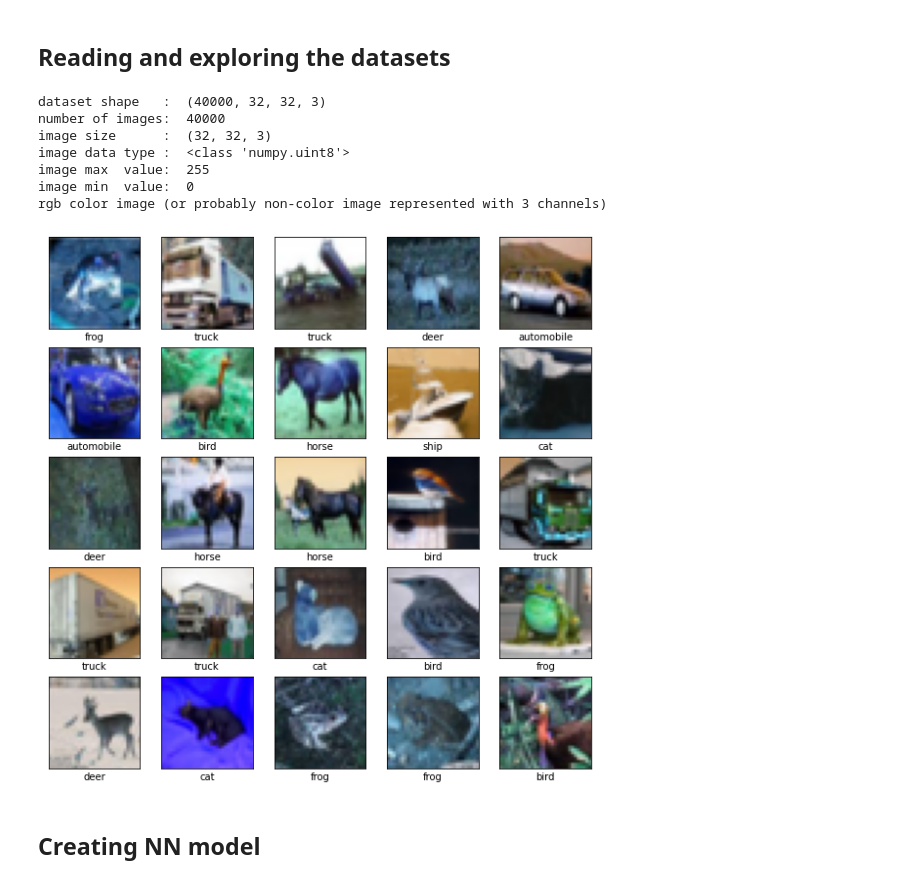
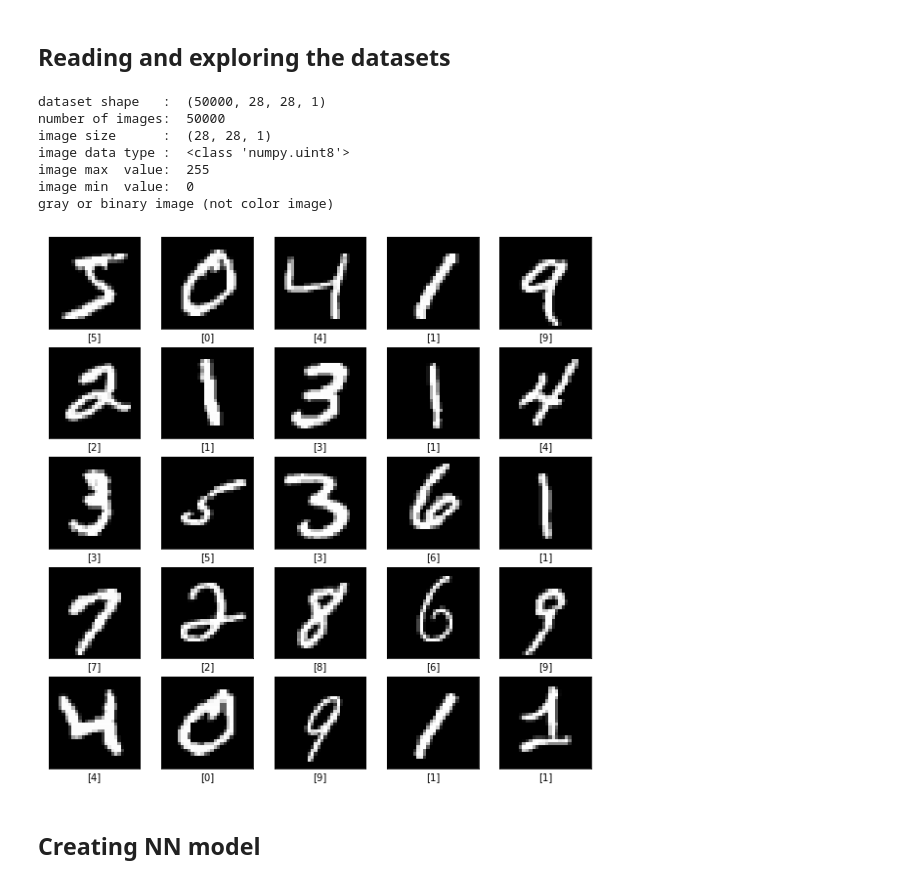
Before and after one commit to MedicalImageAnalysisTutorials/DeepLearning4All, a Jupyter notebook: IA_DNN_ImageClassification.ipynb, the cells around one changed output. Cells and saved outputs as stored; diff of their text form; code cells hidden in the pictures.

```diff
--- a/IA_DNN_ImageClassification.ipynb
+++ b/IA_DNN_ImageClassification.ipynb
@@ -62,8 +71,8 @@ I will use two popular public datasets [MINST](http://yann.lecun.com/exdb/mnist/
 # %% [markdown]
 ## Reading and exploring the datasets
 # %%
-datasetID = 2  # minst is selected by default, for cifar10 use 2
-NNID      = 2  # NN is by default, for DNN use 2
+datasetID = 1  # minst is selected by default, for cifar10 use 2
+NNID      = 1  # NN is by default, for DNN use 2
 number_of_classes = 10  # each datasets have 10 classes
 
 
@@ -141,39 +150,44 @@ for i in range(25):
        plt.xlabel(y_train[i])
     elif datasetID==2:
        plt.xlabel(class_names[y_train[i][0]])
 plt.show()
 
 
 # normalisation
 x_train = np.array([ x/255.0 for x in x_train])
 x_val   = np.array([ x/255.0 for x in x_val])
+x_test  = np.array([ x/255.0 for x in x_test])
 #y_train = y_train.astype(np.float32)
 
 # for NN we need 1D
 if NNID ==1:
    x_train = np.reshape(x_train, (-1, number_of_pixels))
-   x_val   = np.reshape(x_val, (-1, number_of_pixels))
+   x_val   = np.reshape(x_val,  (-1, number_of_pixels))
    x_test  = np.reshape(x_test , (-1, number_of_pixels))
 
 
 
 # Prepare the training dataset.
 train_dataset = tf.data.Dataset.from_tensor_slices((x_train, y_train))
 train_dataset = train_dataset.shuffle(buffer_size=1024).batch(batch_size)
 #train_dataset = tf.data.Dataset.from_tensor_slices((x_train, y_train)).batch(batch_size)
 
 # Prepare the validation dataset.
 val_dataset = tf.data.Dataset.from_tensor_slices((x_val, y_val))
 val_dataset = val_dataset.batch(batch_size)
+
+# Prepare the test dataset.
+tst_dataset = tf.data.Dataset.from_tensor_slices((x_test, y_test))
+tst_dataset = tst_dataset.batch(batch_size)
 # %% [output]
-dataset shape   :  (40000, 32, 32, 3)
-number of images:  40000
-image size      :  (32, 32, 3)
+dataset shape   :  (50000, 28, 28, 1)
+number of images:  50000
+image size      :  (28, 28, 1)
 image data type :  <class 'numpy.uint8'>
 image max  value:  255
 image min  value:  0
-rgb color image (or probably non-color image represented with 3 channels)
+gray or binary image (not color image)
-[figure, old version]
+[figure, new version]
 # %% [markdown]
 ## Creating NN model
 # %%
```
Also changed, not shown: parts of 16 cells of this notebook.
